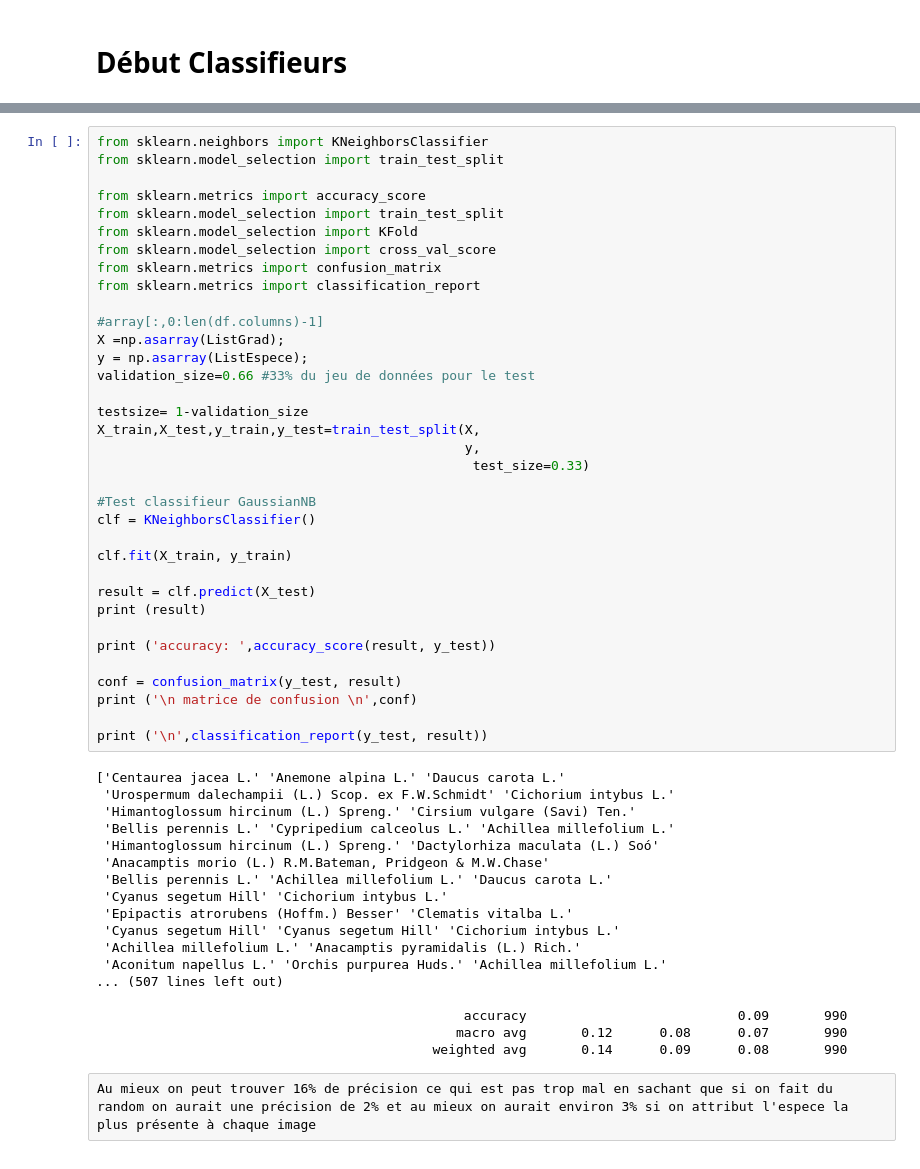
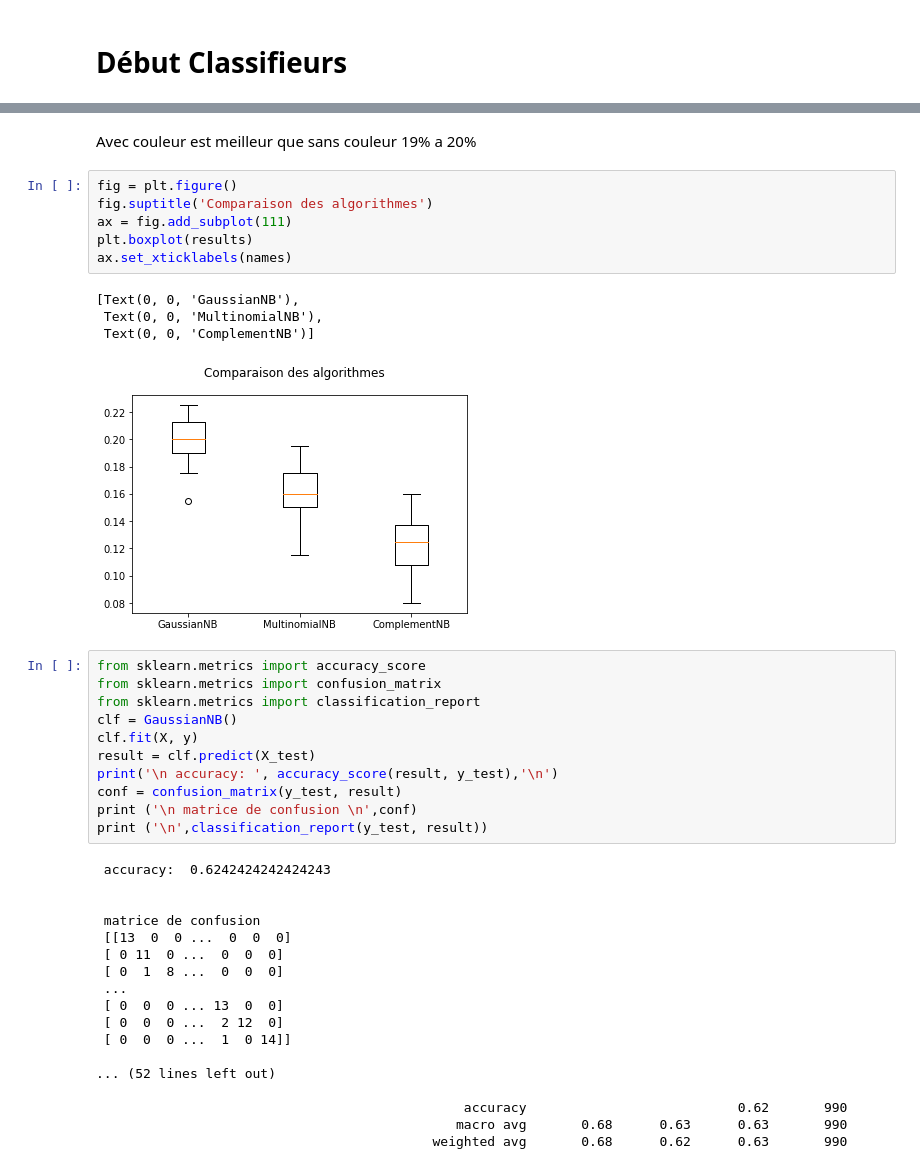
Before and after one commit to LemaitreT/Reconnaissance-visuel-de-plante, a Jupyter notebook: Descente de Gradiant.ipynb, the cells around one changed output, grey strips where cells are left out. Cells and saved outputs as stored; diff of their text form.

Commit message:
matrice de confusion

```diff
--- a/Descente de Gradiant.ipynb
+++ b/Descente de Gradiant.ipynb
@@ -249,55 +312,42 @@ accuracy:  0.18686868686868688
+# %% [markdown]
+Avec couleur est meilleur que sans couleur 19% a 20%
+# %%
+fig = plt.figure()
+fig.suptitle('Comparaison des algorithmes')
+ax = fig.add_subplot(111)
+plt.boxplot(results)
+ax.set_xticklabels(names)
+# %% [output]
+[Text(0, 0, 'GaussianNB'),
+ Text(0, 0, 'MultinomialNB'),
+ Text(0, 0, 'ComplementNB')]
+[figure, added]
 # %%
-from sklearn.neighbors import KNeighborsClassifier
-from sklearn.model_selection import train_test_split
-
 from sklearn.metrics import accuracy_score
-from sklearn.model_selection import train_test_split
-from sklearn.model_selection import KFold
-from sklearn.model_selection import cross_val_score
 from sklearn.metrics import confusion_matrix
 from sklearn.metrics import classification_report
-
-#array[:,0:len(df.columns)-1]
-X =np.asarray(ListGrad);
-y = np.asarray(ListEspece);
-validation_size=0.66 #33% du jeu de données pour le test
-
-testsize= 1-validation_size
-X_train,X_test,y_train,y_test=train_test_split(X,
-                                               y,
-                                                test_size=0.33)
-
-#Test classifieur GaussianNB
-clf = KNeighborsClassifier()
-
-clf.fit(X_train, y_train)
-
+clf = GaussianNB()
+clf.fit(X, y)
 result = clf.predict(X_test)
-print (result)
-
-print ('accuracy: ',accuracy_score(result, y_test))
-
+print('\n accuracy: ', accuracy_score(result, y_test),'\n')
 conf = confusion_matrix(y_test, result)
 print ('\n matrice de confusion \n',conf)
-
 print ('\n',classification_report(y_test, result))
 # %% [output]
-['Centaurea jacea L.' 'Anemone alpina L.' 'Daucus carota L.'
- 'Urospermum dalechampii (L.) Scop. ex F.W.Schmidt' 'Cichorium intybus L.'
- 'Himantoglossum hircinum (L.) Spreng.' 'Cirsium vulgare (Savi) Ten.'
- 'Bellis perennis L.' 'Cypripedium calceolus L.' 'Achillea millefolium L.'
- 'Himantoglossum hircinum (L.) Spreng.' 'Dactylorhiza maculata (L.) Soó'
- 'Anacamptis morio (L.) R.M.Bateman, Pridgeon & M.W.Chase'
- 'Bellis perennis L.' 'Achillea millefolium L.' 'Daucus carota L.'
- 'Cyanus segetum Hill' 'Cichorium intybus L.'
- 'Epipactis atrorubens (Hoffm.) Besser' 'Clematis vitalba L.'
- 'Cyanus segetum Hill' 'Cyanus segetum Hill' 'Cichorium intybus L.'
- 'Achillea millefolium L.' 'Anacamptis pyramidalis (L.) Rich.'
- 'Aconitum napellus L.' 'Orchis purpurea Huds.' 'Achillea millefolium L.'
-... (507 lines left out)
+ accuracy:  0.6242424242424243
 
-                                               accuracy                           0.09       990
-                                              macro avg       0.12      0.08      0.07       990
-                                           weighted avg       0.14      0.09      0.08       990
+
+ matrice de confusion
+ [[13  0  0 ...  0  0  0]
+ [ 0 11  0 ...  0  0  0]
+ [ 0  1  8 ...  0  0  0]
+ ...
+ [ 0  0  0 ... 13  0  0]
+ [ 0  0  0 ...  2 12  0]
+ [ 0  0  0 ...  1  0 14]]
+
+... (52 lines left out)
+
+                                               accuracy                           0.62       990
+                                              macro avg       0.68      0.63      0.63       990
+                                           weighted avg       0.68      0.62      0.63       990
-# %% [raw]
-Au mieux on peut trouver 16% de précision ce qui est pas trop mal en sachant que si on fait du random on aurait une précision de 2% et au mieux on aurait environ 3% si on attribut l'espece la plus présente à chaque image
```
Also changed, not shown: parts of 10 cells of this notebook.
